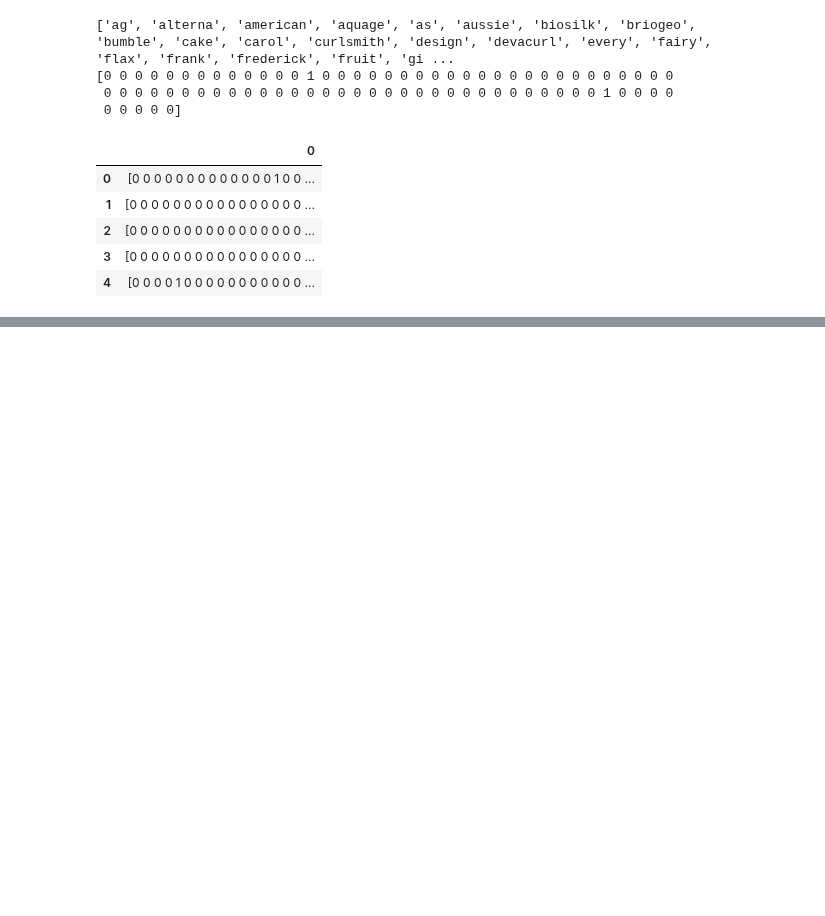
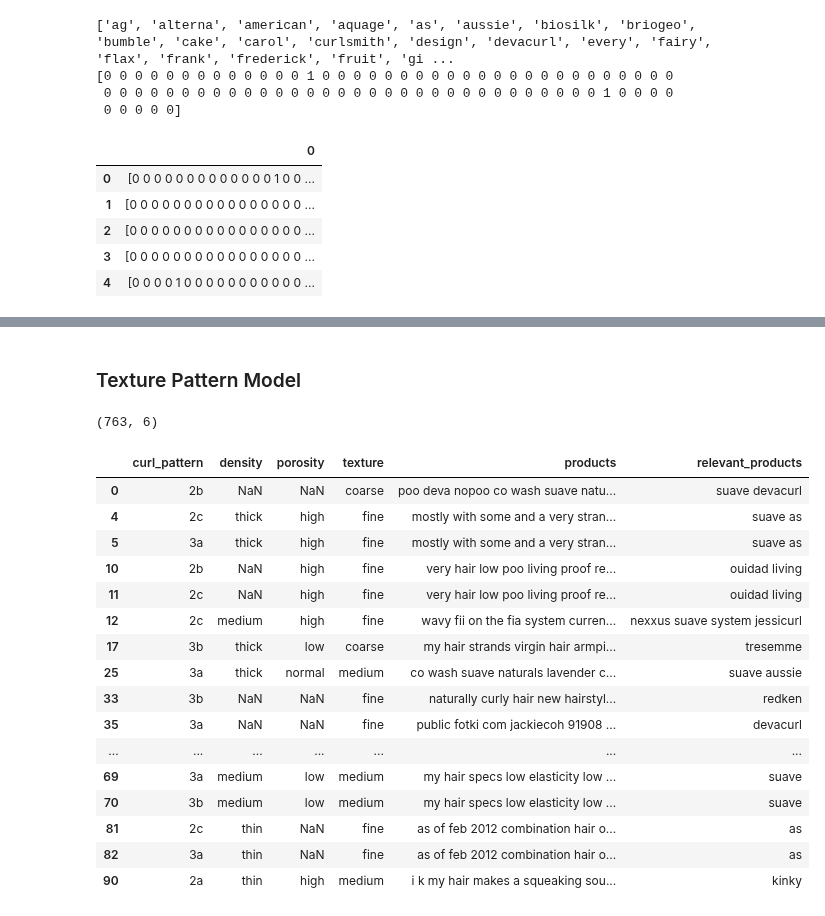
Before and after one commit to 99KHayes/products-for-curlies, a Jupyter notebook: notebooks/03_analysis/20190911-kph-models-on-cleaned-data.ipynb, the cells around one changed output, grey strips where cells are left out. Saved outputs shown, nothing was run; the diff lists cells and outputs as text; code cells hidden in the pictures; blank space fills up the shorter version.

```diff
--- a/notebooks/03_analysis/20190911-kph-models-on-cleaned-data.ipynb
+++ b/notebooks/03_analysis/20190911-kph-models-on-cleaned-data.ipynb
@@ -185,0 +331,25 @@ products_with_vecs.head()
+# %% [markdown]
+### Texture Pattern Model
+# %%
+clean_texture_products_df = products_df.dropna(axis=0, how='any', subset=['texture'])
+print(clean_texture_products_df.shape)
+clean_texture_products_df.head(20)
+# %% [output]
+(763, 6)
+|  | curl_pattern | density | porosity | texture | products | relevant_products |
+| 0 | 2b | NaN | NaN | coarse | poo deva nopoo co wash suave natu... | suave devacurl |
+| 4 | 2c | thick | high | fine | mostly with some and a very stran... | suave as |
+| 5 | 3a | thick | high | fine | mostly with some and a very stran... | suave as |
+| 10 | 2b | NaN | high | fine | very hair low poo living proof re... | ouidad living |
+| 11 | 2c | NaN | high | fine | very hair low poo living proof re... | ouidad living |
+| 12 | 2c | medium | high | fine | wavy fii on the fia system curren... | nexxus suave system jessicurl |
+| 17 | 3b | thick | low | coarse | my hair strands virgin hair armpi... | tresemme |
+| 25 | 3a | thick | normal | medium | co wash suave naturals lavender c... | suave aussie |
+| 33 | 3b | NaN | NaN | fine | naturally curly hair new hairstyl... | redken |
+| 35 | 3a | NaN | NaN | fine | public fotki com jackiecoh 91908 ... | devacurl |
+| ... | ... | ... | ... | ... | ... | ... |
+| 69 | 3a | medium | low | medium | my hair specs low elasticity low ... | suave |
+| 70 | 3b | medium | low | medium | my hair specs low elasticity low ... | suave |
+| 81 | 2c | thin | NaN | fine | as of feb 2012 combination hair o... | as |
+| 82 | 3a | thin | NaN | fine | as of feb 2012 combination hair o... | as |
+| 90 | 2a | thin | high | medium | i k my hair makes a squeaking sou... | kinky |
```
Also changed, not shown: parts of 19 cells of this notebook, 1 other file.
